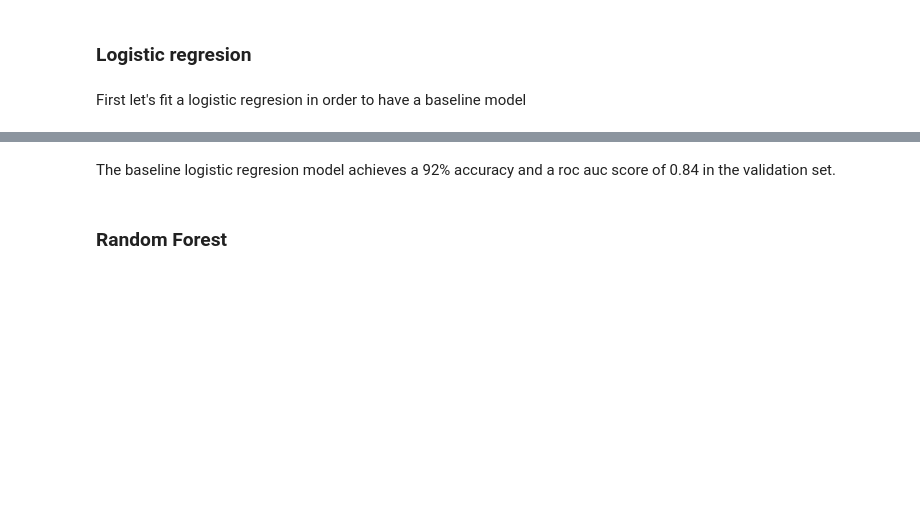
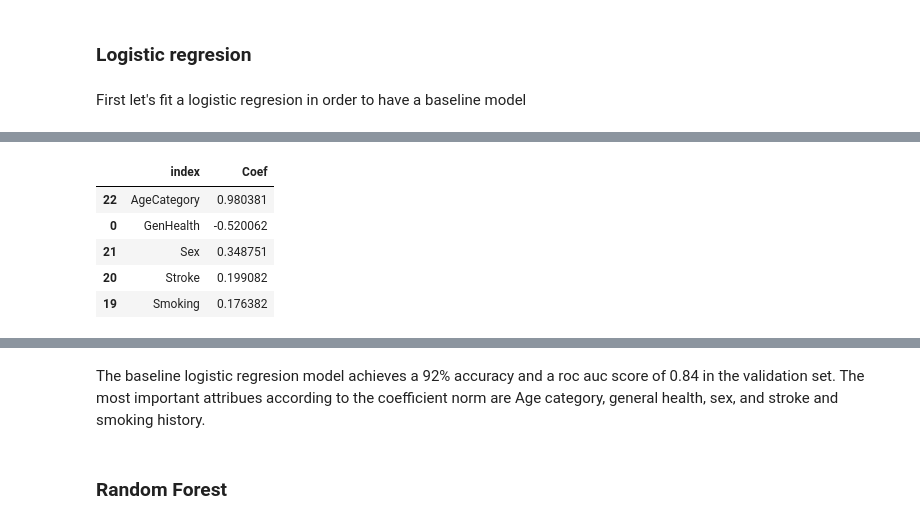
Before and after one commit to jcazuero94/Intro_to_ML_SL_project, a Jupyter notebook: Notebooks/EDA and Modelling.ipynb, the cells around one changed output, grey strips where cells are left out. Saved outputs shown, nothing was run; the diff lists cells and outputs as text; code cells hidden in the pictures; blank space fills up the shorter version.

```diff
--- a/Notebooks/EDA and Modelling.ipynb
+++ b/Notebooks/EDA and Modelling.ipynb
@@ -293 +293,11 @@ Logistic ROC AUC: 0.8409258323543856
 [interactive output not drawn]
+# %%
+coefs_log = (
+    pd.DataFrame(
+        index=list(X_train_ss.columns),
+        columns=["Coef"],
+        data=log_model.coef_.T,
+    )
+    .sort_values("Coef")
+    .reset_index()
+)
@@ -293,0 +306,11 @@ Logistic ROC AUC: 0.8409258323543856
+# %%
+coefs_log.loc[
+    coefs_log["Coef"].apply(lambda x: abs(x)).sort_values(ascending=False).index
+].head()
+# %% [output]
+|  | index | Coef |
+| 22 | AgeCategory | 0.980381 |
+| 0 | GenHealth | -0.520062 |
+| 21 | Sex | 0.348751 |
+| 20 | Stroke | 0.199082 |
+| 19 | Smoking | 0.176382 |
@@ -294,5 +318,5 @@ Logistic ROC AUC: 0.8409258323543856
 # %% [markdown]
-The baseline logistic regresion model achieves a 92% accuracy and a roc auc score of 0.84 in the validation set.
+The baseline logistic regresion model achieves a 92% accuracy and a roc auc score of 0.84 in the validation set. The most important attribues according to the coefficient norm are Age category, general health, sex, and stroke and smoking history.
 # %% [markdown]
 ### Random Forest
 # %% [markdown]
```
Also changed, not shown: parts of 4 cells of this notebook, 6 other files.
